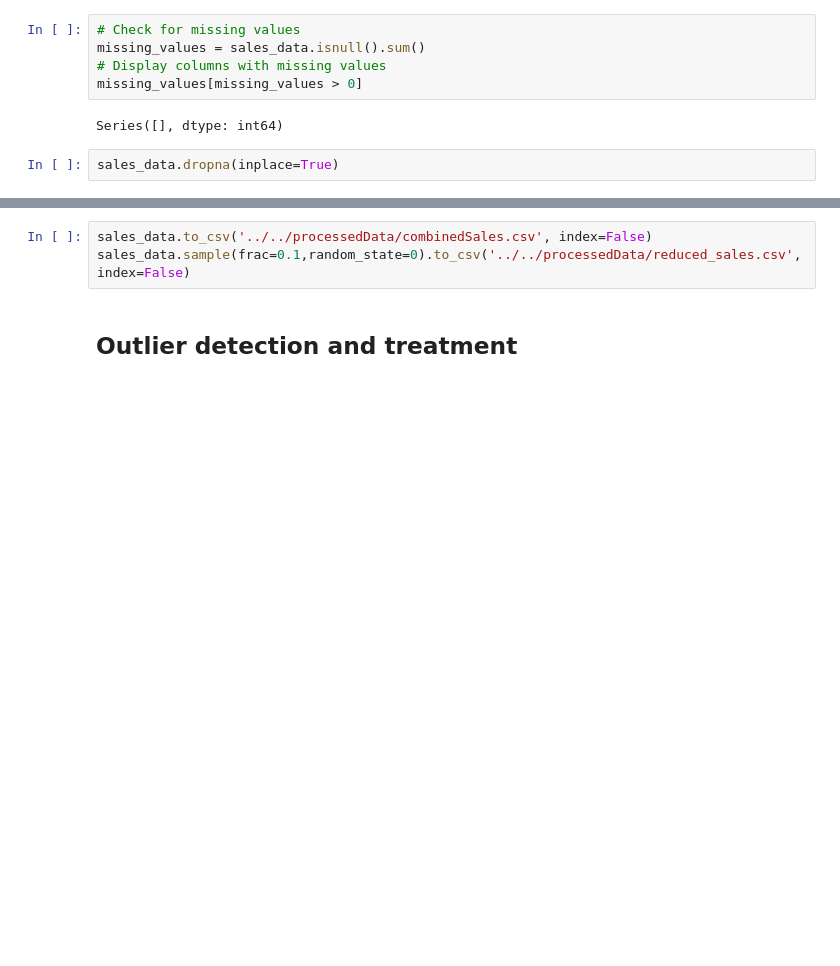
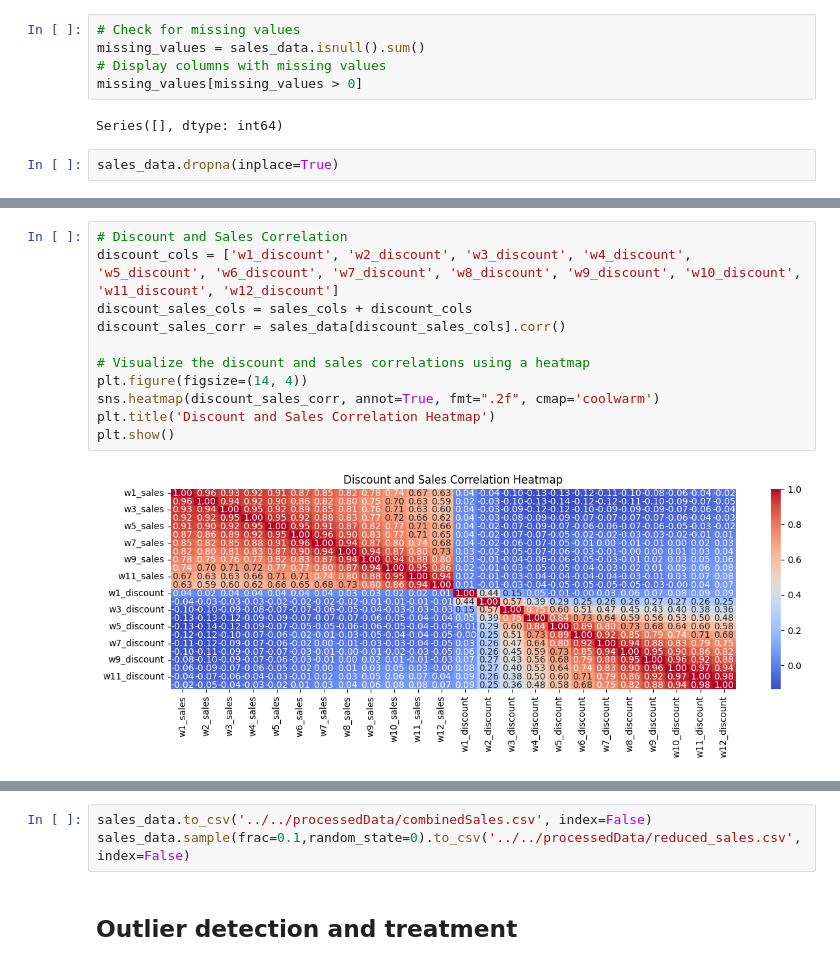
Before and after one commit to sameera999/dissertation-, a Jupyter notebook: notebooks/main.ipynb, the cells around one changed output, grey strips where cells are left out. Cells and saved outputs as stored; diff of their text form; blank space fills up the shorter version.

```diff
--- a/notebooks/main.ipynb
+++ b/notebooks/main.ipynb
@@ -193,0 +245,13 @@ sales_data['is_weekend'] = sales_data['releae_week'].isin([5, 6]).astype(int)
+# %%
+# Discount and Sales Correlation
+discount_cols = ['w1_discount', 'w2_discount', 'w3_discount', 'w4_discount', 'w5_discount', 'w6_discount', 'w7_discount', 'w8_discount', 'w9_discount', 'w10_discount', 'w11_discount', 'w12_discount']
+discount_sales_cols = sales_cols + discount_cols
+discount_sales_corr = sales_data[discount_sales_cols].corr()
+
+# Visualize the discount and sales correlations using a heatmap
+plt.figure(figsize=(14, 4))
+sns.heatmap(discount_sales_corr, annot=True, fmt=".2f", cmap='coolwarm')
+plt.title('Discount and Sales Correlation Heatmap')
+plt.show()
+# %% [output]
+[figure, added]
```
Also changed, not shown: parts of 13 cells of this notebook, 3 other files.
